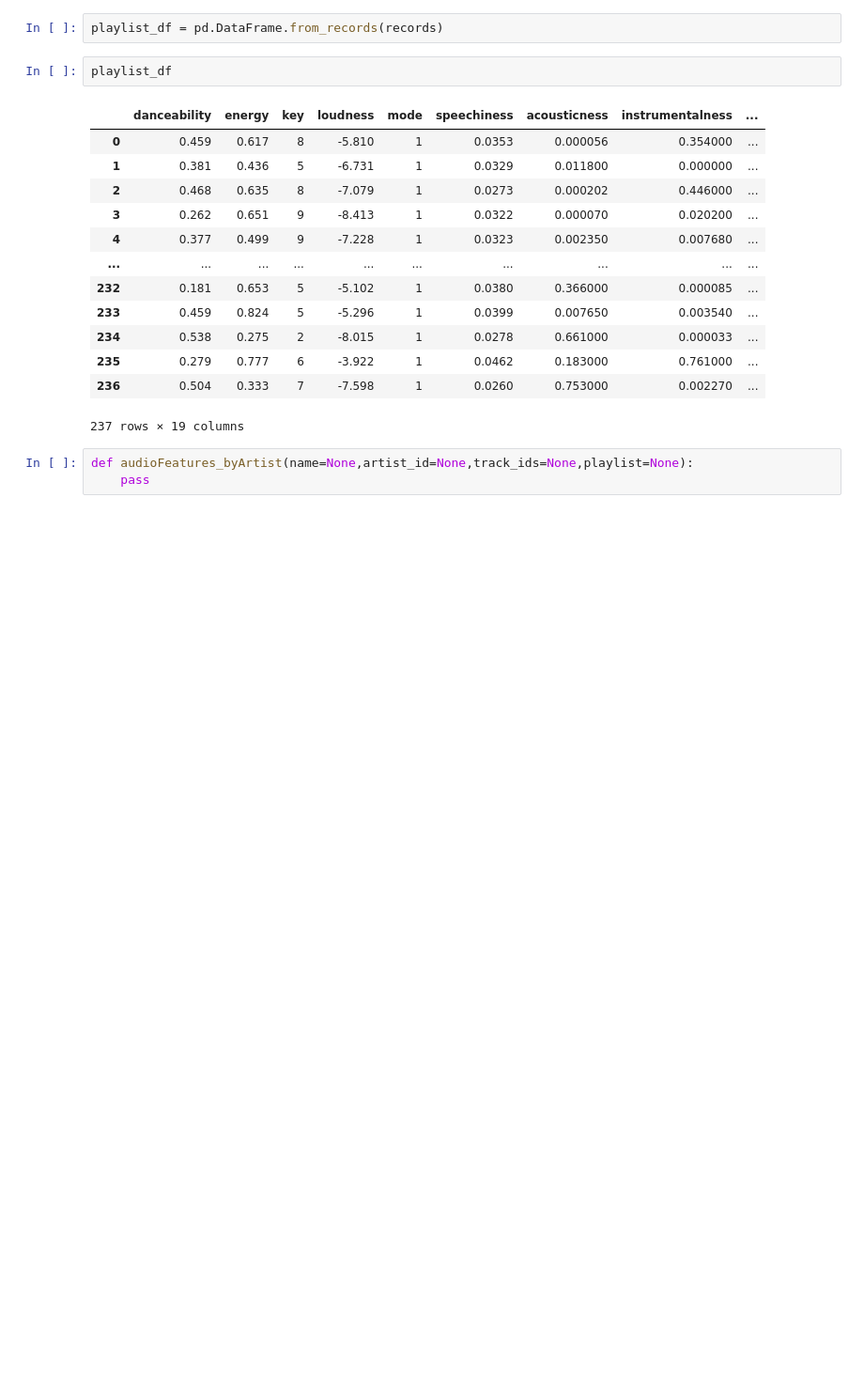
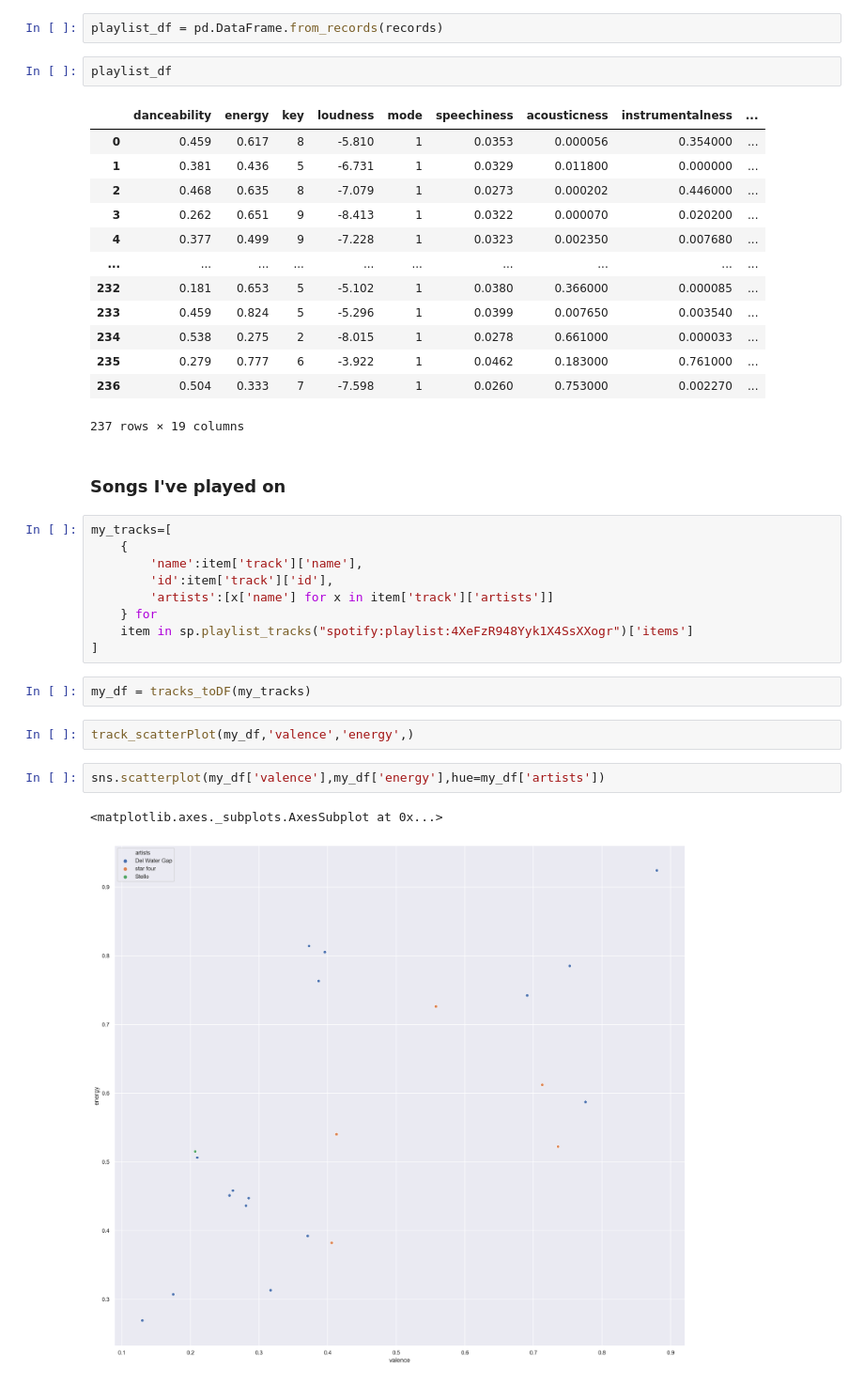
Before and after one commit to schlinkertc/Spotify, a Jupyter notebook: test.ipynb, the cells around one changed output. Shown at 94% size. Cells and saved outputs as stored; diff of their text form; blank space fills up the shorter version.

Commit message:
visualizing

```diff
--- a/test.ipynb
+++ b/test.ipynb
@@ -185,6 +183,23 @@ playlist_df
 | 235 | 0.279 | 0.777 | 6 | -3.922 | 1 | 0.0462 | 0.183000 | 0.761000 | ... |
 | 236 | 0.504 | 0.333 | 7 | -7.598 | 1 | 0.0260 | 0.753000 | 0.002270 | ... |
 237 rows × 19 columns
-# %%
-def audioFeatures_byArtist(name=None,artist_id=None,track_ids=None,playlist=None):
-    pass
+# %% [markdown]
+### Songs I've played on
+# %%
+my_tracks=[
+    {
+        'name':item['track']['name'],
+        'id':item['track']['id'],
+        'artists':[x['name'] for x in item['track']['artists']]
+    } for
+    item in sp.playlist_tracks("spotify:playlist:4XeFzR948Yyk1X4SsXXogr")['items']
+]
+# %%
+my_df = tracks_toDF(my_tracks)
+# %%
+track_scatterPlot(my_df,'valence','energy',)
+# %%
+sns.scatterplot(my_df['valence'],my_df['energy'],hue=my_df['artists'])
+# %% [output]
+<matplotlib.axes._subplots.AxesSubplot at 0x...>
+[figure, added]
```
Also changed, not shown: parts of 4 cells of this notebook.
